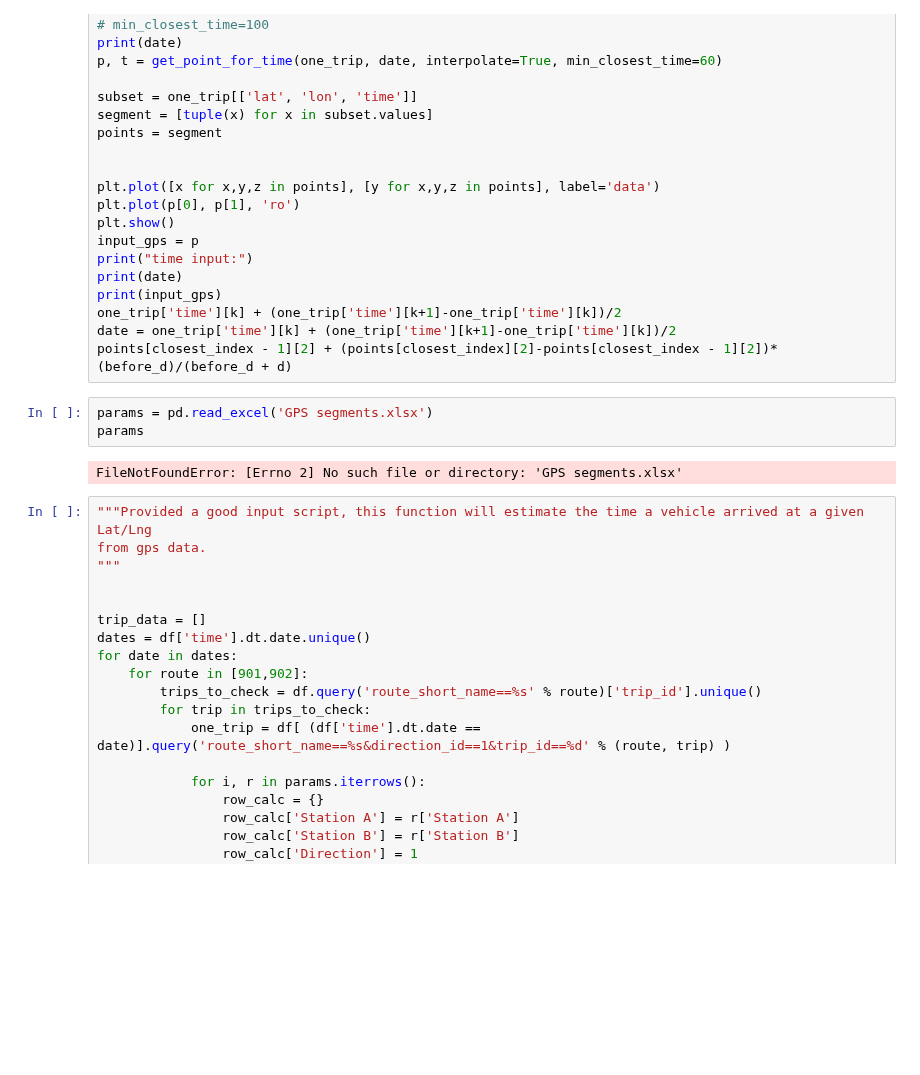
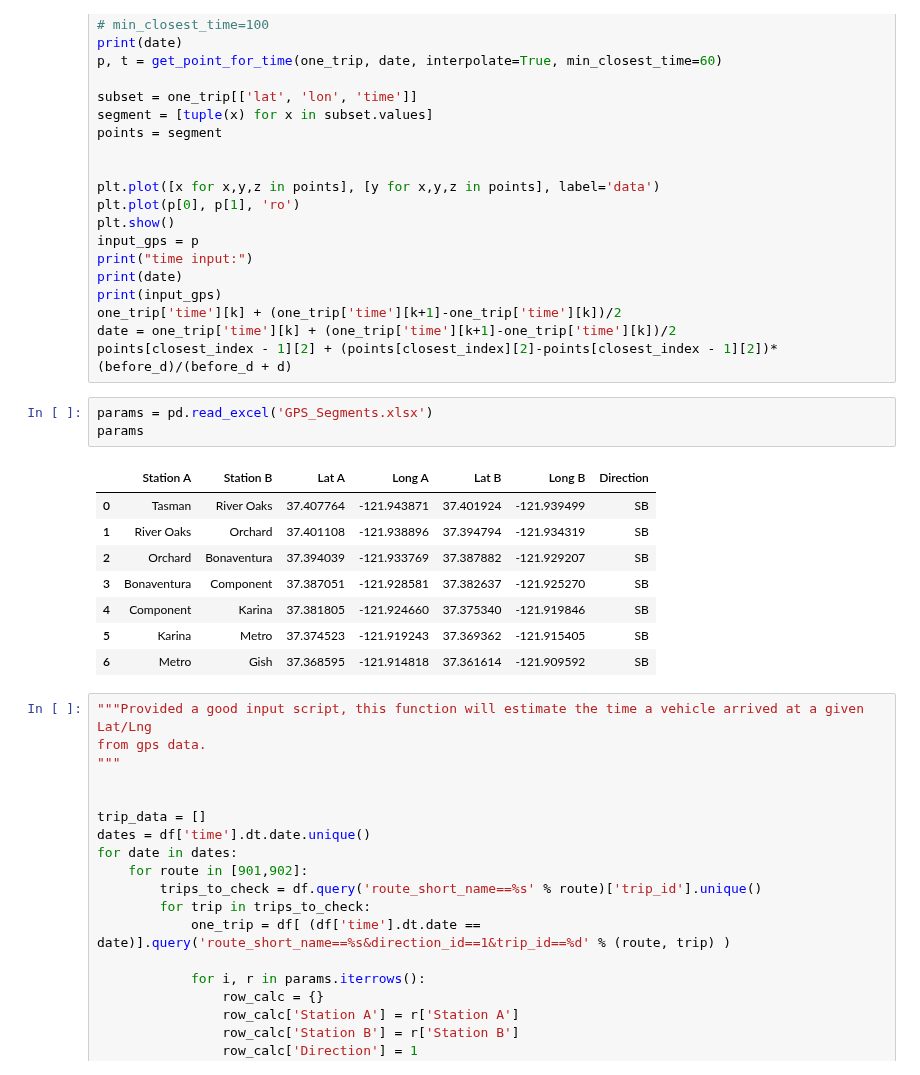
Before and after one commit to 3vivekb/GpsTools, a Jupyter notebook: lrt_segment_measure.ipynb, the cells around one changed output. Saved outputs shown, nothing was run; the diff lists cells and outputs as text; blank space fills up the shorter version.

```diff
--- a/lrt_segment_measure.ipynb
+++ b/lrt_segment_measure.ipynb
@@ -209,10 +213,17 @@ one_trip['time'][k] + (one_trip['time'][k+1]-one_trip['time'][k])/2
 date = one_trip['time'][k] + (one_trip['time'][k+1]-one_trip['time'][k])/2
 points[closest_index - 1][2] + (points[closest_index][2]-points[closest_index - 1][2])*(before_d)/(before_d + d)
 # %%
-params = pd.read_excel('GPS segments.xlsx')
+params = pd.read_excel('GPS_Segments.xlsx')
 params
 # %% [output]
-FileNotFoundError: [Errno 2] No such file or directory: 'GPS segments.xlsx'
+|  | Station A | Station B | Lat A | Long A | Lat B | Long B | Direction |
+| 0 | Tasman | River Oaks | 37.407764 | -121.943871 | 37.401924 | -121.939499 | SB |
+| 1 | River Oaks | Orchard | 37.401108 | -121.938896 | 37.394794 | -121.934319 | SB |
+| 2 | Orchard | Bonaventura | 37.394039 | -121.933769 | 37.387882 | -121.929207 | SB |
+| 3 | Bonaventura | Component | 37.387051 | -121.928581 | 37.382637 | -121.925270 | SB |
+| 4 | Component | Karina | 37.381805 | -121.924660 | 37.375340 | -121.919846 | SB |
+| 5 | Karina | Metro | 37.374523 | -121.919243 | 37.369362 | -121.915405 | SB |
+| 6 | Metro | Gish | 37.368595 | -121.914818 | 37.361614 | -121.909592 | SB |
 # %%
 """Provided a good input script, this function will estimate the time a vehicle arrived at a given Lat/Lng
 from gps data.
```
Also changed, not shown: parts of 1 cell of this notebook.
